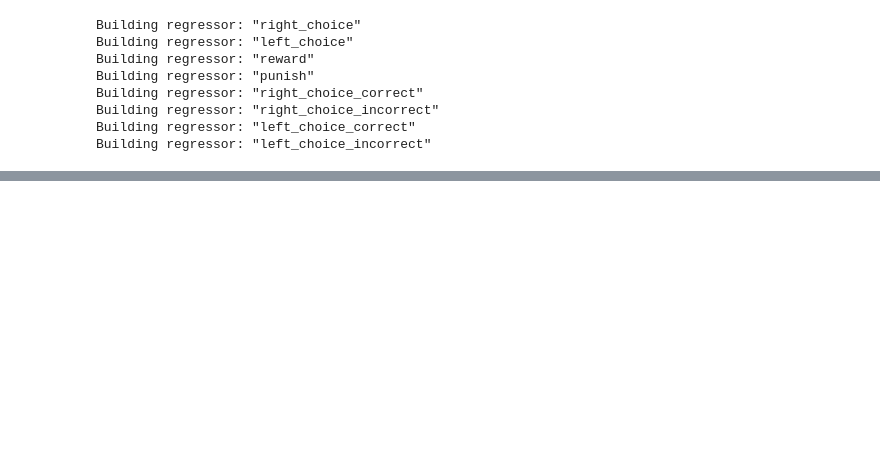
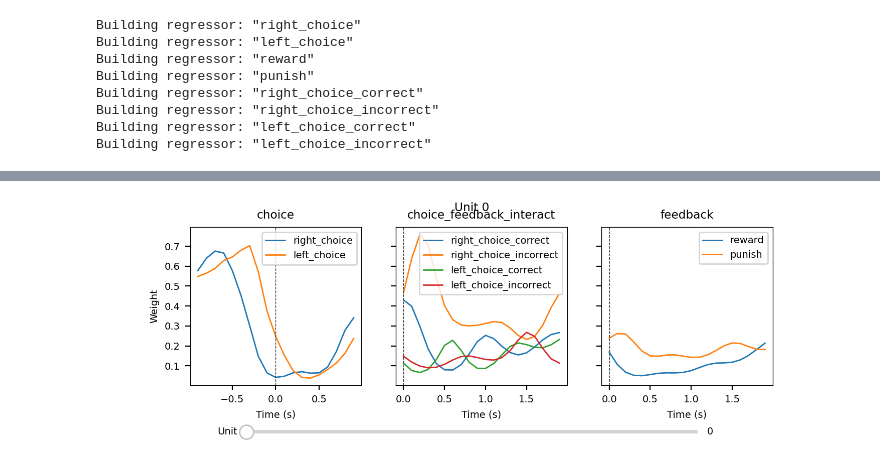
Before and after one commit to stellinaao/df-rnns, a Jupyter notebook: notebooks/df_dm.ipynb, the cells around one changed output, grey strips where cells are left out. Drawn from its saved outputs; the diff is of its cells as text; code cells hidden in the pictures; blank space fills up the shorter version.

```diff
--- a/notebooks/df_dm.ipynb
+++ b/notebooks/df_dm.ipynb
@@ -207,0 +187,5 @@ from renderers import *
+# %%
+r_kernel = KernelRenderer(model, dmat, bias)
+viewer_kernels = NeuronViewer(num_units=peth.shape[0], render_func=r_kernel, ncols=len(r_kernel.all_tags))
+# %% [output]
+[figure, added]
```
Also changed, not shown: parts of 23 cells of this notebook, 5 other files.
